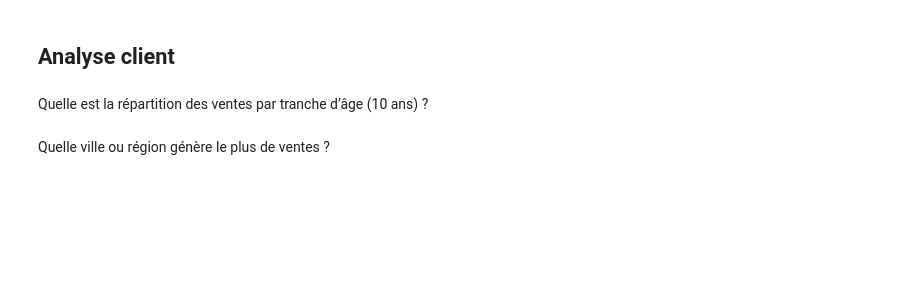
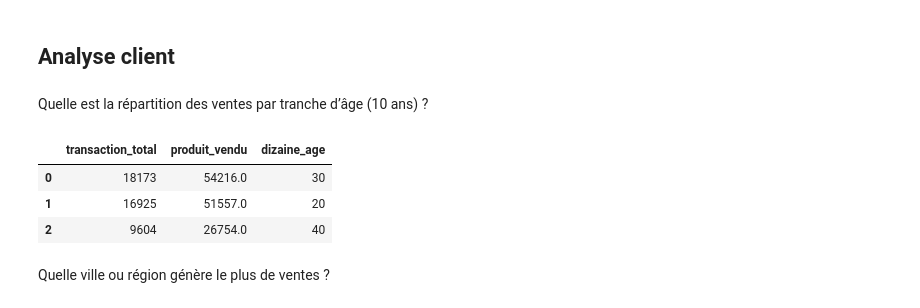
Before and after one commit to thomas-lefloch/spark_dbt, a Jupyter notebook: data_cleaning.ipynb, the cells around one changed output. Drawn from its saved outputs; the diff is of its cells as text; code cells hidden in the pictures; blank space fills up the shorter version.

Commit message:
repartition des ventes par tranche d'age

```diff
--- a/data_cleaning.ipynb
+++ b/data_cleaning.ipynb
@@ -513,5 +514,23 @@ ax = data.plot.pie(
 ## Analyse client
 # %% [markdown]
 Quelle est la répartition des ventes par tranche d’âge (10 ans) ?
+# %%
+query = """
+SELECT
+    COUNT(*) AS transaction_total,
+    SUM(quantite) AS produit_vendu,
+    trunc(client_age, -1) AS dizaine_age
+FROM fact_vente
+JOIN dim_client ON fact_vente.client_id = dim_client.client_id
+GROUP BY dizaine_age
+ORDER BY transaction_total DESC;
+"""
+
+sql(query)
+# %% [output]
+|  | transaction_total | produit_vendu | dizaine_age |
+| 0 | 18173 | 54216.0 | 30 |
+| 1 | 16925 | 51557.0 | 20 |
+| 2 | 9604 | 26754.0 | 40 |
 # %% [markdown]
 Quelle ville ou région génère le plus de ventes ?
```
Also changed, not shown: parts of 1 cell of this notebook.
